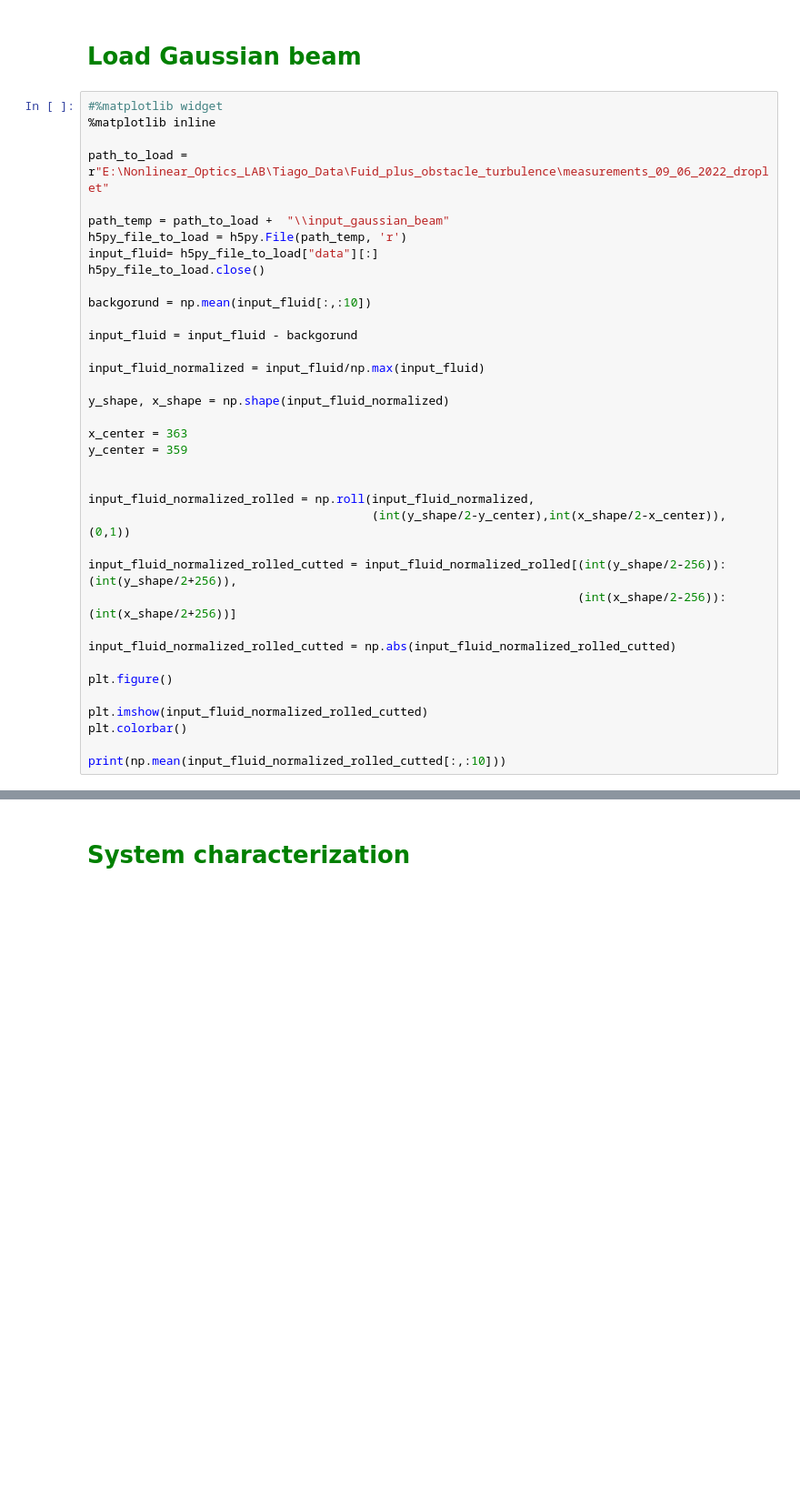
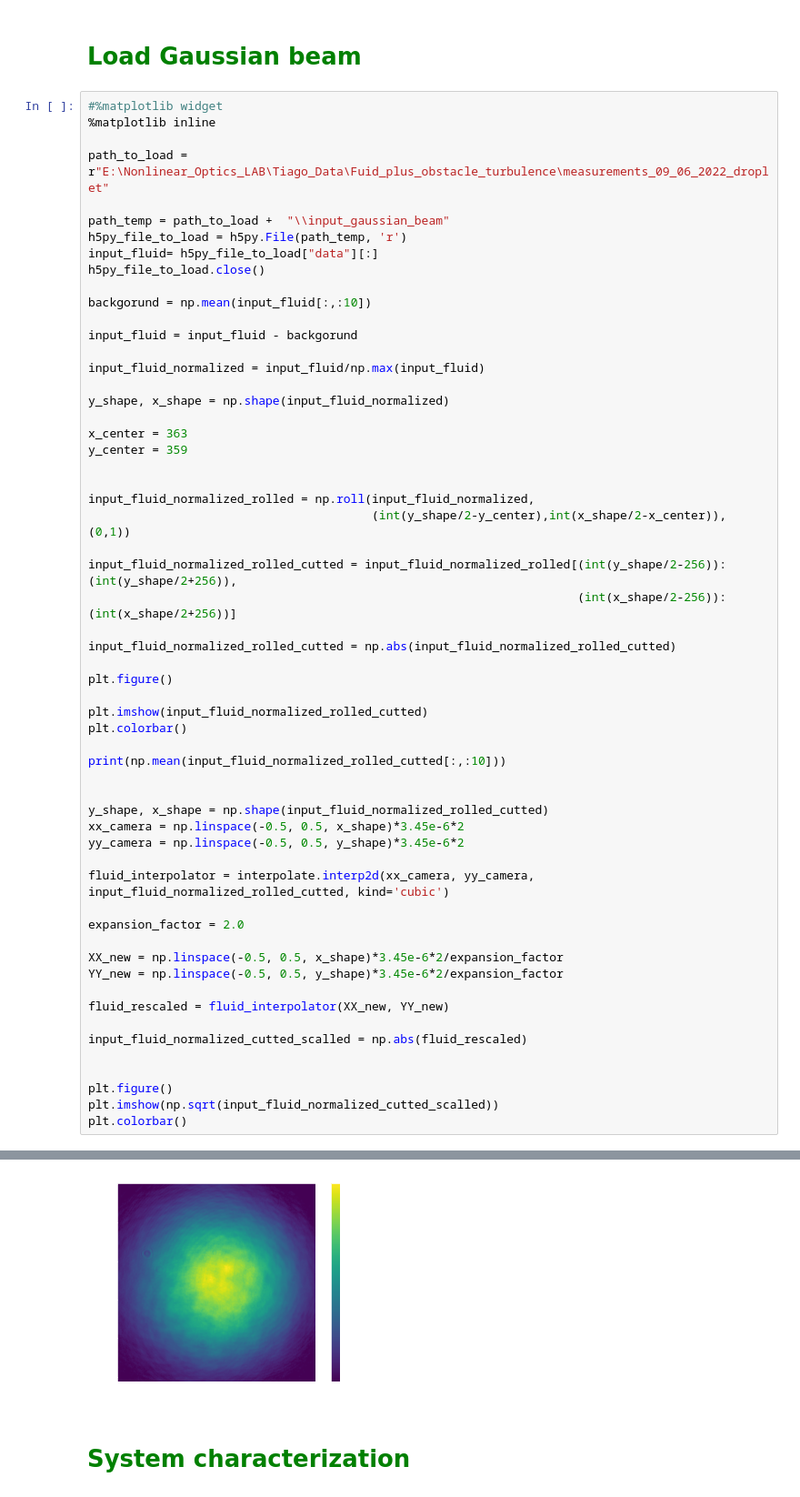
Before and after one commit to nunoazevedosilva/SBN, a Jupyter notebook: SBN_Simulation_with_input_gaussian_image_an_droplet.ipynb, the cells around one changed output, grey strips where cells are left out. Shown at 91% size. Saved outputs shown, nothing was run; the diff lists cells and outputs as text; blank space fills up the shorter version.

```diff
--- a/SBN_Simulation_with_input_gaussian_image_an_droplet.ipynb
+++ b/SBN_Simulation_with_input_gaussian_image_an_droplet.ipynb
@@ -84,5 +84,26 @@ plt.imshow(input_fluid_normalized_rolled_cutted)
 plt.colorbar()
 
 print(np.mean(input_fluid_normalized_rolled_cutted[:,:10]))
+
+
+y_shape, x_shape = np.shape(input_fluid_normalized_rolled_cutted)
+xx_camera = np.linspace(-0.5, 0.5, x_shape)*3.45e-6*2
+yy_camera = np.linspace(-0.5, 0.5, y_shape)*3.45e-6*2
+
+fluid_interpolator = interpolate.interp2d(xx_camera, yy_camera, input_fluid_normalized_rolled_cutted, kind='cubic')
+
+expansion_factor = 2.0
+
+XX_new = np.linspace(-0.5, 0.5, x_shape)*3.45e-6*2/expansion_factor
+YY_new = np.linspace(-0.5, 0.5, y_shape)*3.45e-6*2/expansion_factor
+
+fluid_rescaled = fluid_interpolator(XX_new, YY_new)
+
+input_fluid_normalized_cutted_scalled = np.abs(fluid_rescaled)
+
+
+plt.figure()
+plt.imshow(np.sqrt(input_fluid_normalized_cutted_scalled))
+plt.colorbar()
 # %% [output]
 3.7067586524129486e-06
@@ -89,4 +111,5 @@ print(np.mean(input_fluid_normalized_rolled_cutted[:,:10]))
 [figure]
+[figure, added]
 # %% [markdown]
 # <font color='green'>System characterization</font>
 # %%
```
Also changed, not shown: parts of 15 cells of this notebook, 4 other files.
